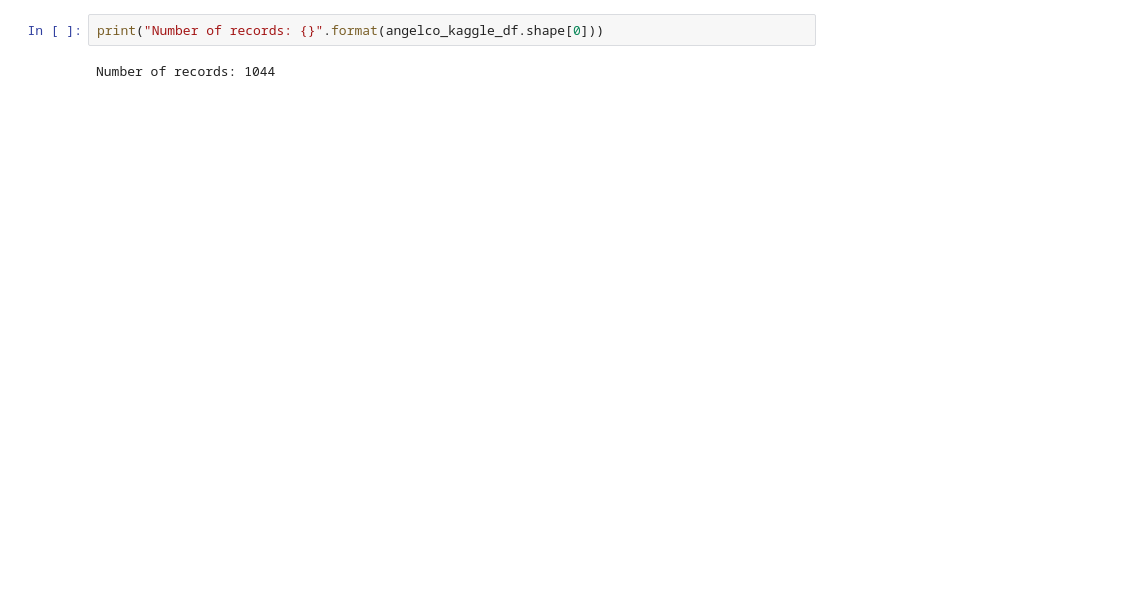
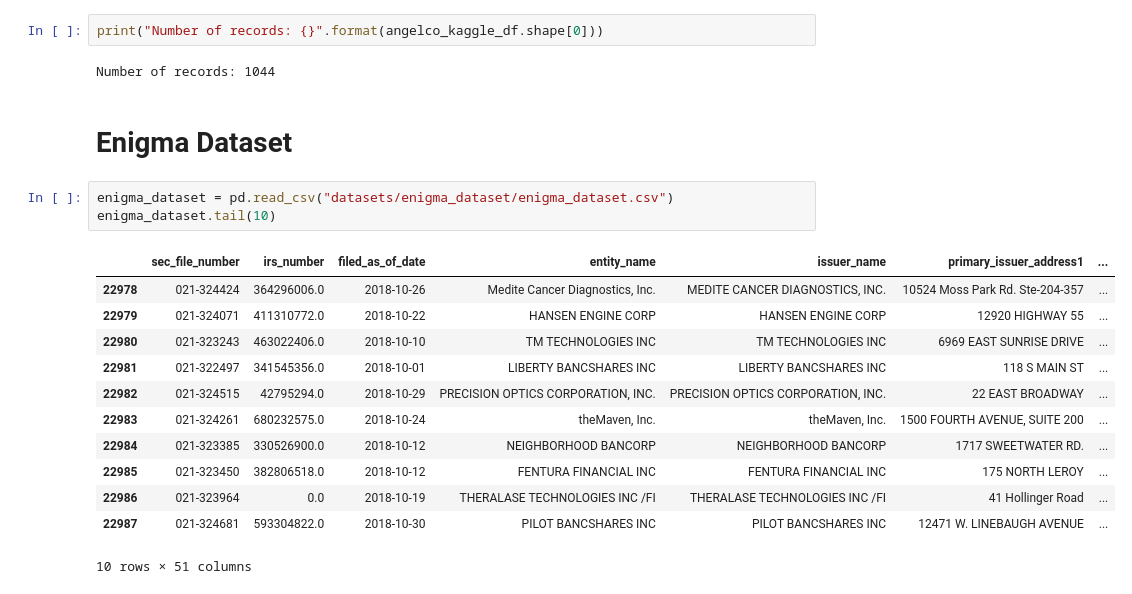
Before and after one commit to edantonio505/research_fail_startups, a Jupyter notebook: Startups Analysis Project.ipynb, the cells around one changed output. Cells and saved outputs as stored; diff of their text form; blank space fills up the shorter version.

```diff
--- a/Startups Analysis Project.ipynb
+++ b/Startups Analysis Project.ipynb
@@ -44,3 +44,21 @@ angelco_kaggle_df.tail(10)
 print("Number of records: {}".format(angelco_kaggle_df.shape[0]))
 # %% [output]
 Number of records: 1044
+# %% [markdown]
+# Enigma Dataset
+# %%
+enigma_dataset = pd.read_csv("datasets/enigma_dataset/enigma_dataset.csv")
+enigma_dataset.tail(10)
+# %% [output]
+|  | sec_file_number | irs_number | filed_as_of_date | entity_name | issuer_name | primary_issuer_address1 | ... |
+| 22978 | 021-324424 | 364296006.0 | 2018-10-26 | Medite Cancer Diagnostics, Inc. | MEDITE CANCER DIAGNOSTICS, INC. | 10524 Moss Park Rd. Ste-204-357 | ... |
+| 22979 | 021-324071 | 411310772.0 | 2018-10-22 | HANSEN ENGINE CORP | HANSEN ENGINE CORP | 12920 HIGHWAY 55 | ... |
+| 22980 | 021-323243 | 463022406.0 | 2018-10-10 | TM TECHNOLOGIES INC | TM TECHNOLOGIES INC | 6969 EAST SUNRISE DRIVE | ... |
+| 22981 | 021-322497 | 341545356.0 | 2018-10-01 | LIBERTY BANCSHARES INC | LIBERTY BANCSHARES INC | 118 S MAIN ST | ... |
+| 22982 | 021-324515 | 42795294.0 | 2018-10-29 | PRECISION OPTICS CORPORATION, INC. | PRECISION OPTICS CORPORATION, INC. | 22 EAST BROADWAY | ... |
+| 22983 | 021-324261 | 680232575.0 | 2018-10-24 | theMaven, Inc. | theMaven, Inc. | 1500 FOURTH AVENUE, SUITE 200 | ... |
+| 22984 | 021-323385 | 330526900.0 | 2018-10-12 | NEIGHBORHOOD BANCORP | NEIGHBORHOOD BANCORP | 1717 SWEETWATER RD. | ... |
+| 22985 | 021-323450 | 382806518.0 | 2018-10-12 | FENTURA FINANCIAL INC | FENTURA FINANCIAL INC | 175 NORTH LEROY | ... |
+| 22986 | 021-323964 | 0.0 | 2018-10-19 | THERALASE TECHNOLOGIES INC /FI | THERALASE TECHNOLOGIES INC /FI | 41 Hollinger Road | ... |
+| 22987 | 021-324681 | 593304822.0 | 2018-10-30 | PILOT BANCSHARES INC | PILOT BANCSHARES INC | 12471 W. LINEBAUGH AVENUE | ... |
+10 rows × 51 columns
```
Also changed, not shown: parts of 3 cells of this notebook, 4 other files.
